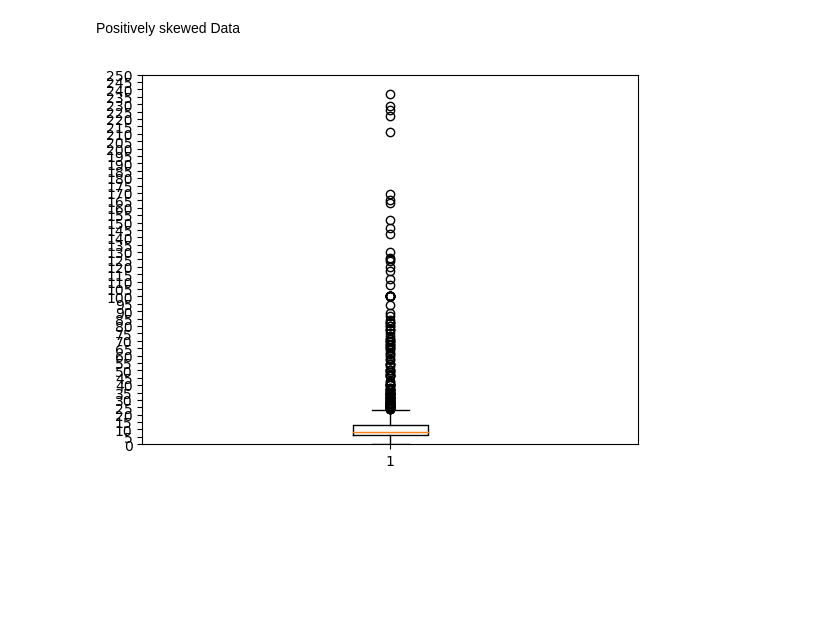
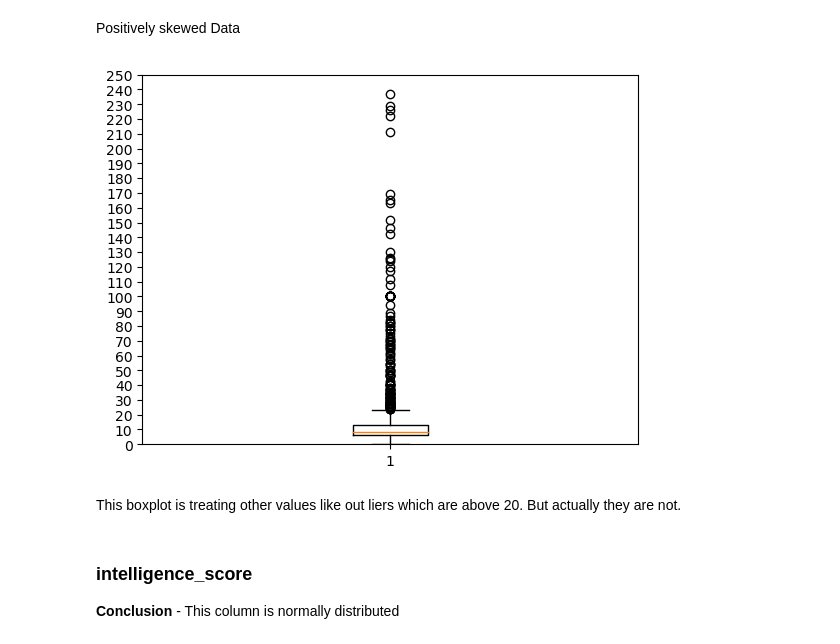
Before and after one commit to MahbubHossainFaisal/Exploratory_Data_Analysis_on_Superheroes, a Jupyter notebook: EDA/Exploratory_data_analysis.ipynb, the cells around one changed output. Drawn from its saved outputs; the diff is of its cells as text; code cells hidden in the pictures; blank space fills up the shorter version.

```diff
--- a/EDA/Exploratory_data_analysis.ipynb
+++ b/EDA/Exploratory_data_analysis.ipynb
@@ -165,8 +165,8 @@ Positively skewed Data
 # %%
 plt.boxplot(sups['overall_score'])
 
-plt.ylim(0, 100)
-plt.yticks(range(0, 251, 5))
+plt.ylim(0, 200)
+plt.yticks(range(0, 251, 10))
 plt.show()
 # %% [output]
-[figure, old version]
+[figure, new version]
@@ -174,0 +173,6 @@ This boxplot is treating other values like out liers which are above 2
+# %% [markdown]
+This boxplot is treating other values like out liers which are above 20. But actually they are not.
+# %% [markdown]
+### intelligence_score
+
+**Conclusion** - This column is normally distributed
```
Also changed, not shown: parts of 44 cells of this notebook.
